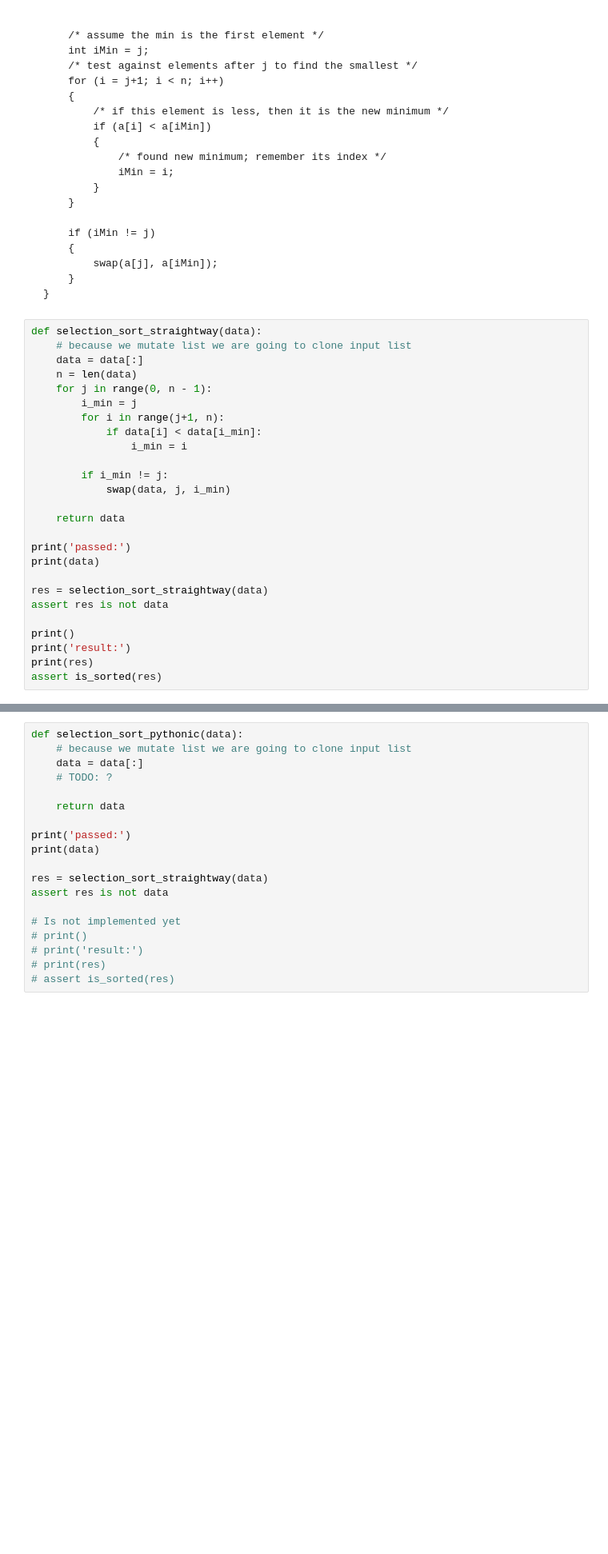
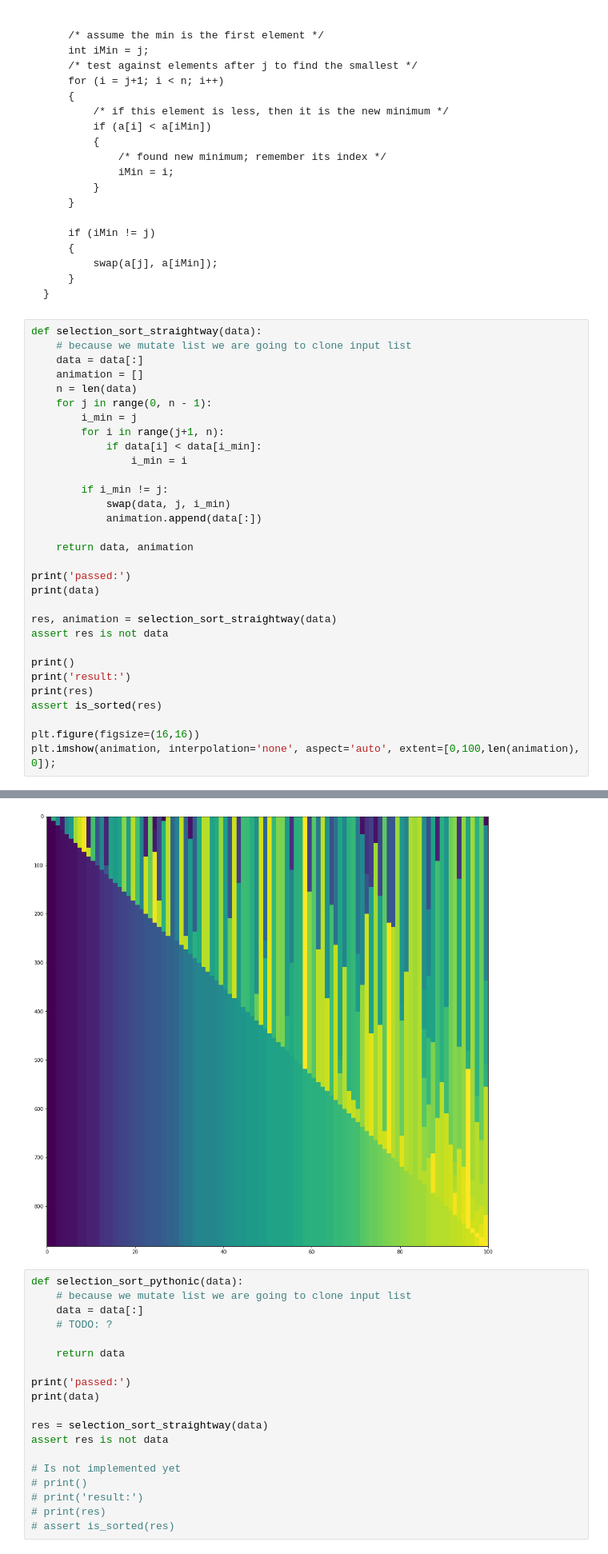
Before and after one commit to hyzhak/python-interview, a Jupyter notebook: sorting.ipynb, the cells around one changed output, grey strips where cells are left out. Shown: that part at 80% size. Drawn from its saved outputs; the diff is of its cells as text; blank space fills up the shorter version.

```diff
--- a/sorting.ipynb
+++ b/sorting.ipynb
@@ -140,35 +146,41 @@ for (j = 0; j < n-1; j++)
 # %%
 def selection_sort_straightway(data):
     # because we mutate list we are going to clone input list
     data = data[:]
+    animation = []
     n = len(data)
     for j in range(0, n - 1):
         i_min = j
         for i in range(j+1, n):
             if data[i] < data[i_min]:
                 i_min = i
 
         if i_min != j:
             swap(data, j, i_min)
+            animation.append(data[:])
 
-    return data
+    return data, animation
 
 print('passed:')
 print(data)
 
-res = selection_sort_straightway(data)
+res, animation = selection_sort_straightway(data)
 assert res is not data
 
 print()
 print('result:')
 print(res)
 assert is_sorted(res)
+
+plt.figure(figsize=(16,16))
+plt.imshow(animation, interpolation='none', aspect='auto', extent=[0,100,len(animation), 0]);
 # %% [output]
 passed:
 [24, 64, 47, 8, 48, 54, 86, 93, 98, 8, 70, 27, 46, 11, 58, 55, 58, 82, 56, 89, 70, 46, 10, 77, 5, 1, 1, 90, 33, 45, 91, 32, 6, 31, 61, 89, 89, 58, 61, 84, 56, 28, 92, 19, 69, 68, 63, 51, 93, 34, 95, 6 ...
 
 result:
 [1, 1, 4, 5, 5, 6, 6, 8, 8, 10, 10, 11, 15, 16, 16, 19, 20, 21, 22, 24, 25, 25, 27, 28, 28, 28, 31, 32, 33, 34, 38, 41, 41, 45, 46, 46, 46, 46, 47, 48, 50, 51, 52, 53, 53, 54, 55, 55, 56, 56, 58, 58,  ...
+[figure, added]
 # %%
 def selection_sort_pythonic(data):
     # because we mutate list we are going to clone input list
```
Also changed, not shown: parts of 2 cells of this notebook.
